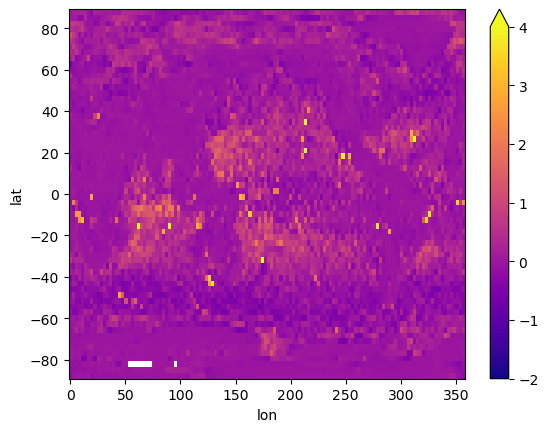
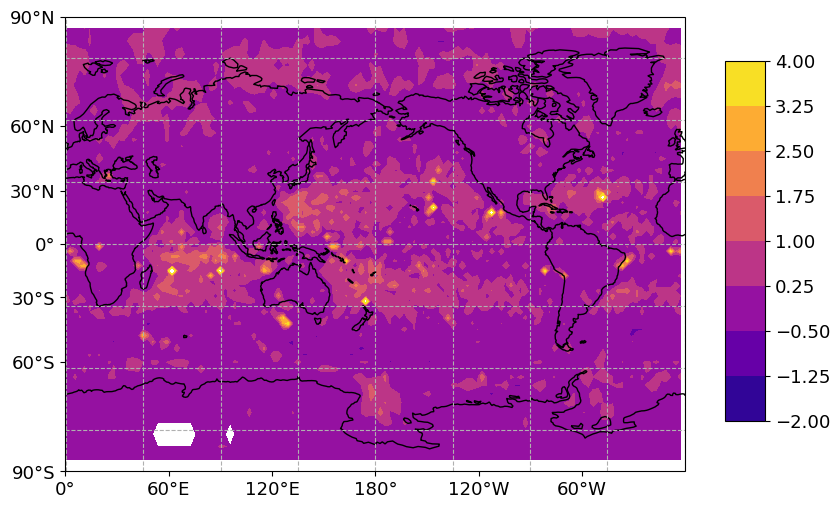
The notebook cell's code change between the first figure and the second:
--- before
+++ after
@@ -1,2 +1,21 @@
-da_grad_ps_pdo_anom.mean(dim="time").plot( vmin = -2, vmax = 4, cmap ="plasma")
-plt.show()
+draw_global_map(
+    da_grad_ps.lon,
+    da_grad_ps.lat,
+    da_grad_ps_pdo_anom.mean(dim="time").values,
+    title = None,
+    filled = True,
+    show_fig = True,
+    save_fig = False,
+    levels = 8,
+    cmap = "plasma",
+    cbar_params = [0.95, 0.2, 0.05, 0.6],
+    bbox = None,
+    vmin = -2,
+    vmax = 4,
+    draw_labels = False,
+    label_contours = False,
+    remove_cbar = False,
+    fig = None,
+    projection = ccrs.Miller(central_longitude=180),
+    # outfilename = "my_map" + ".png",
+)

Commit: added map drawing util